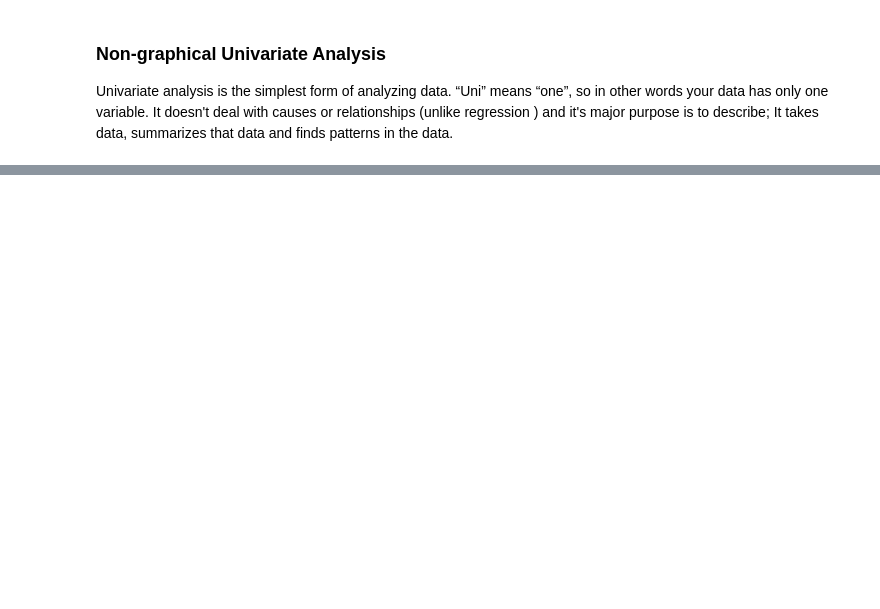
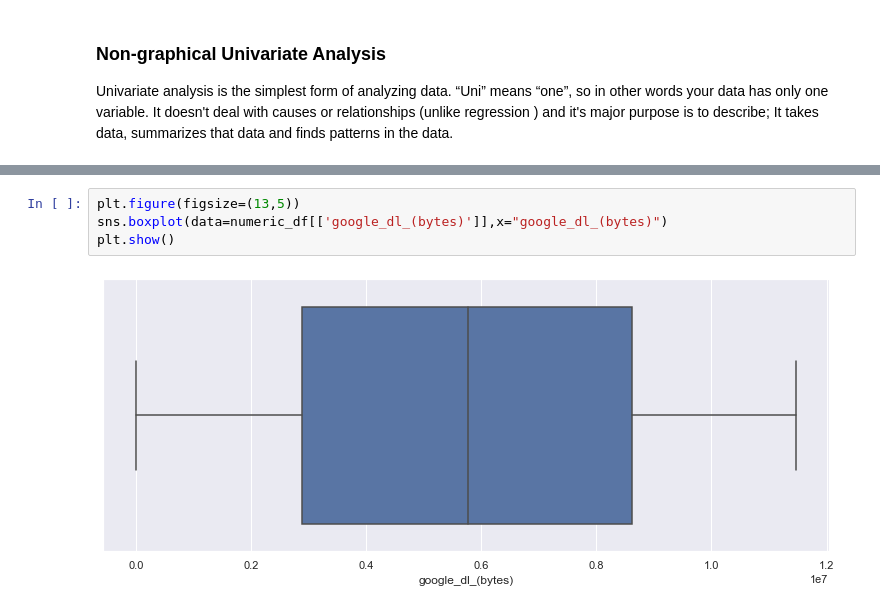
Before and after one commit to Nathnael12/Telecom_data_analysis, a Jupyter notebook: notebooks/data_exploration.ipynb, the cells around one changed output, grey strips where cells are left out. Drawn from its saved outputs; the diff is of its cells as text; blank space fills up the shorter version.

```diff
--- a/notebooks/data_exploration.ipynb
+++ b/notebooks/data_exploration.ipynb
@@ -458,0 +485,6 @@ quanititative_analysis.describe()
+# %%
+plt.figure(figsize=(13,5))
+sns.boxplot(data=numeric_df[['google_dl_(bytes)']],x="google_dl_(bytes)")
+plt.show()
+# %% [output]
+[figure, added]
```
Also changed, not shown: parts of 8 cells of this notebook.
